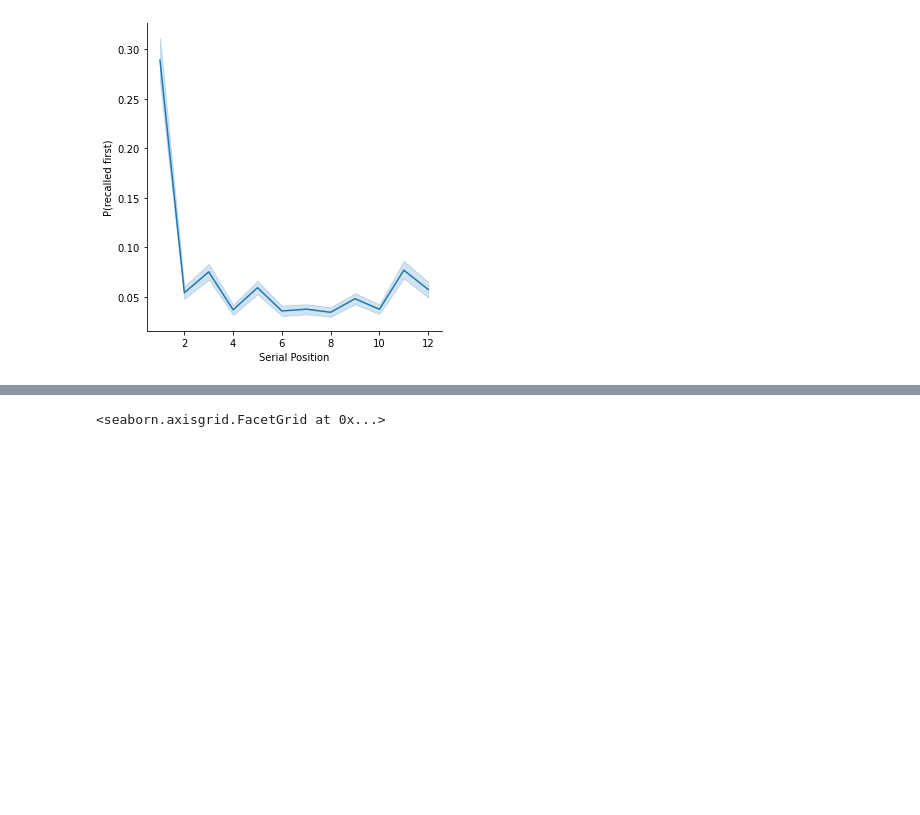
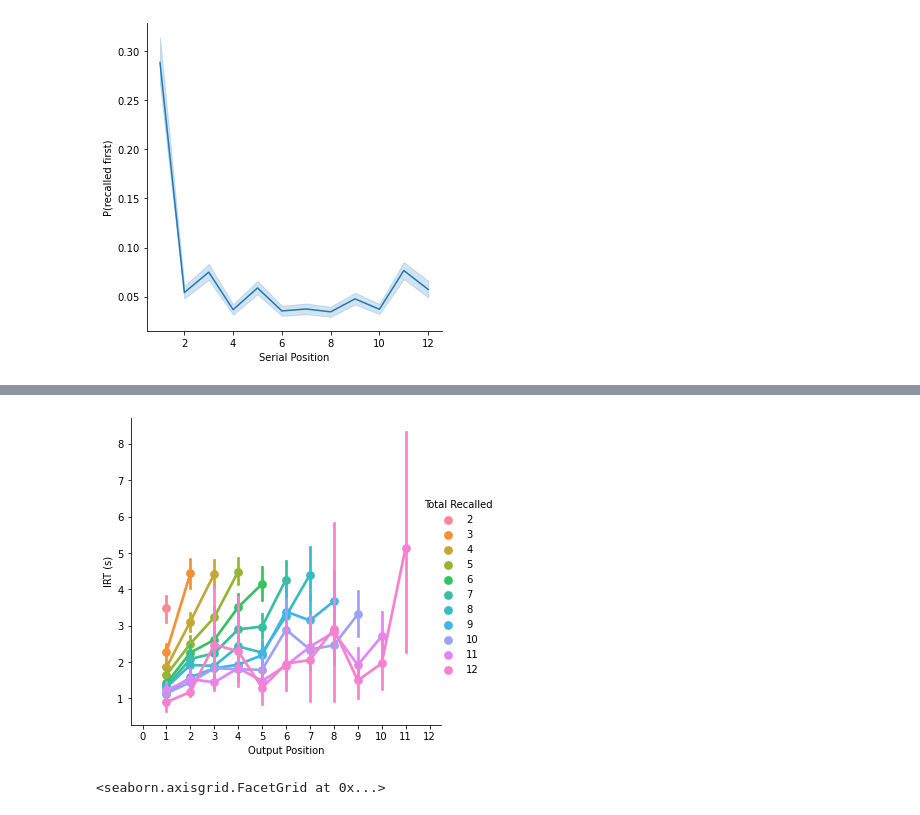
Before and after one commit to pennmem/pybeh_pd, a Jupyter notebook: catFR1_analyses.ipynb, the cells around one changed output, grey strips where cells are left out. Drawn from its saved outputs; the diff is of its cells as text; code cells hidden in the pictures; blank space fills up the shorter version.

```diff
--- a/catFR1_analyses.ipynb
+++ b/catFR1_analyses.ipynb
@@ -71,0 +75,9 @@ g.set(xlabel='Serial Position', ylabel='P(recalled first)')
+# %%
+rec_evs['repeat'] = rec_evs.duplicated(subset=['subject', 'session', 'list', 'item_name'])
+rec_evs['correct'] = (rec_evs['repeat'] == False) & (rec_evs['intrusion'] == 0)
+rec_evs['next_rectime'] = rec_evs.groupby(['subject', 'session', 'list']).rectime.shift(-1)
+rec_evs['next_correct'] = rec_evs.groupby(['subject', 'session', 'list']).correct.shift(-1)
+rec_evs['irt'] = rec_evs['next_rectime'] - rec_evs['rectime']
+rec_evs.loc[(rec_evs['correct'] == False) | (rec_evs['next_correct'] == False), 'irt'] = np.nan
+rec_evs['correct_outpos'] = rec_evs.groupby(['subject', 'session', 'list'])['correct'].cumsum()
+rec_evs['n_correct'] = rec_evs.groupby(['subject', 'session', 'list'])['correct_outpos'].transform('max')
@@ -72,3 +102,13 @@ g.set(xlabel='Serial Position', ylabel='P(recalled first)')
+# %%
+irt_sess_df = rec_evs.groupby(['subject', 'session', 'correct_outpos', 'n_correct'], as_index=False).agg({'irt': 'mean'})
+irt_df = irt_sess_df.groupby(['subject', 'correct_outpos', 'n_correct'], as_index=False).agg({'irt': 'mean'})
+irt_df['irt_s'] = irt_df['irt'] / 1000
+# %%
+g = sns.catplot(x='correct_outpos', y='irt_s', hue='n_correct', data=irt_df.query('n_correct > 1'), kind='point')
+g.set(xlabel='Output Position', ylabel='IRT (s)')
+g._legend.set_title('Total Recalled')
+# %% [output]
+[figure, added]
 # %%
 pb_crp = events.groupby('subject').apply(pb.pd_crp,
                                 itemno_column='item_num').reset_index()
```
Also changed, not shown: parts of 2 cells of this notebook, 1 other file.
